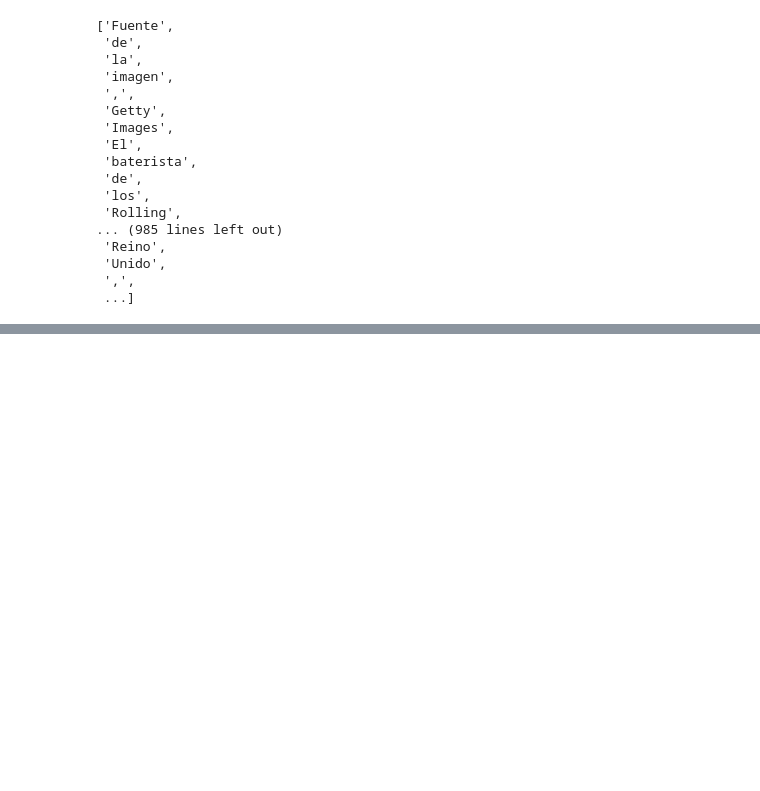
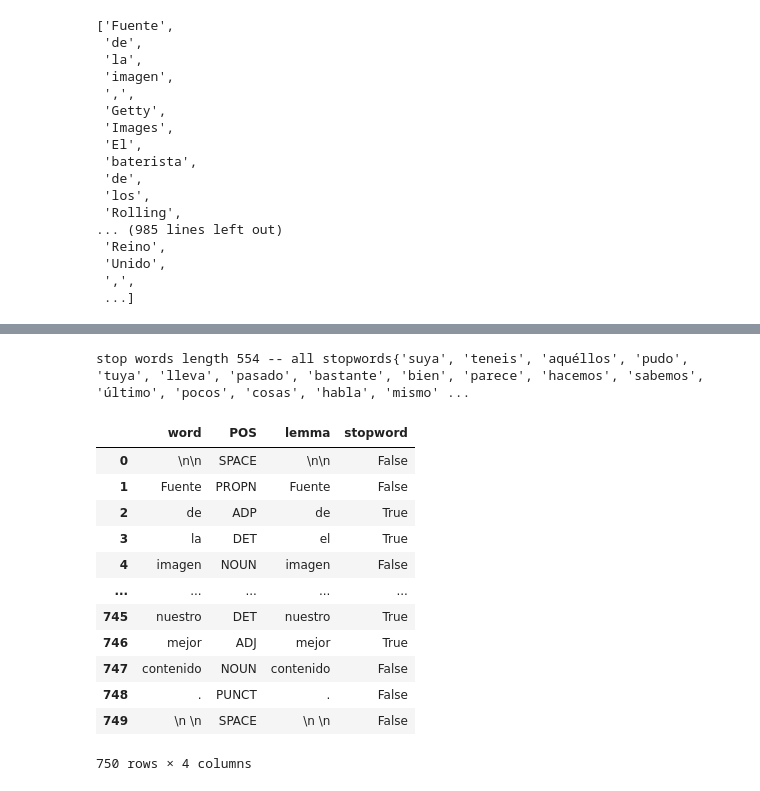
Before and after one commit to rsunderscore/rs_spanish, a Jupyter notebook: articlewords.ipynb, the cells around one changed output, grey strips where cells are left out. Saved outputs shown, nothing was run; the diff lists cells and outputs as text; code cells hidden in the pictures; blank space fills up the shorter version.

```diff
--- a/articlewords.ipynb
+++ b/articlewords.ipynb
@@ -130,0 +156,4 @@ print(e.prettify())
+# %%
+k=list(d.keys())[11]
+e = d[k]
+k
@@ -388,0 +339,32 @@ print(e.prettify())
+# %%
+import es_core_news_sm
+nlp = es_core_news_sm.load()
+# tf/idf classification would inherently remove stopwords because they would be frequent in every document
+sw = nlp.Defaults.stop_words
+    # 'to', 'and' and 'or' are very common - needed for context but not for frequency
+sw = sw.union({'a', 'y', 'o'})
+print(f"stop words length {len(sw)} -- all stopwords{sw}")
+
+def process_art_text(cur_art_txt, sw=sw, nlp=nlp):
+    doc = nlp(cur_art_txt)
+    if doc.sentiment !=0:
+        print(f"*** sentiment is nonzero: {doc.sentiment}")
+    posdf = pd.DataFrame([(w.text, w.pos_, w.lemma_, w.lemma_.lower() in sw) for w in doc], columns=['word','POS','lemma', 'stopword'])
+    return posdf
+posdf = process_art_text(cur_art_txt)
+posdf
+# %% [output]
+stop words length 554 -- all stopwords{'suya', 'teneis', 'aquéllos', 'pudo', 'tuya', 'lleva', 'pasado', 'bastante', 'bien', 'parece', 'hacemos', 'sabemos', 'último', 'pocos', 'cosas', 'habla', 'mismo' ...
+|  | word | POS | lemma | stopword |
+| 0 | \n\n | SPACE | \n\n | False |
+| 1 | Fuente | PROPN | Fuente | False |
+| 2 | de | ADP | de | True |
+| 3 | la | DET | el | True |
+| 4 | imagen | NOUN | imagen | False |
+| ... | ... | ... | ... | ... |
+| 745 | nuestro | DET | nuestro | True |
+| 746 | mejor | ADJ | mejor | True |
+| 747 | contenido | NOUN | contenido | False |
+| 748 | . | PUNCT | . | False |
+| 749 | \n \n | SPACE | \n \n | False |
+750 rows × 4 columns
```
Also changed, not shown: parts of 63 cells of this notebook, 1 other file.
